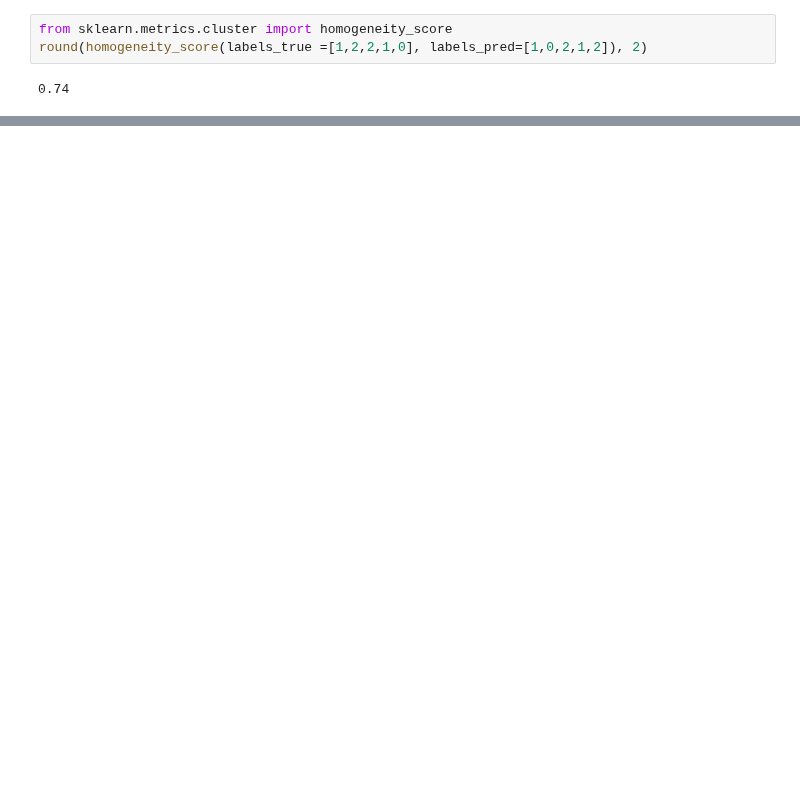
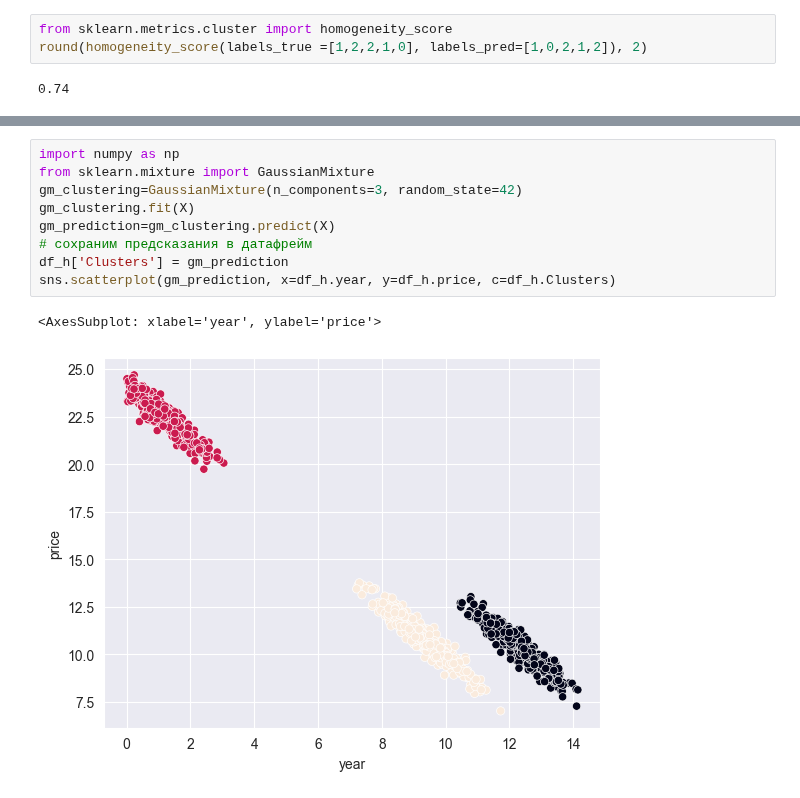
Before and after one commit to Dredox22/sf_data_science, a Jupyter notebook: SkillFactory/ML-4/dst3-ml4-2_clusterization.ipynb, the cells around one changed output, grey strips where cells are left out. Saved outputs shown, nothing was run; the diff lists cells and outputs as text; blank space fills up the shorter version.

```diff
--- a/SkillFactory/ML-4/dst3-ml4-2_clusterization.ipynb
+++ b/SkillFactory/ML-4/dst3-ml4-2_clusterization.ipynb
@@ -404,0 +474,12 @@ round(homogeneity_score(labels_true =[1,2,2,1,0], labels_pred=[1,0,2,1,2]), 2)
+# %%
+import numpy as np
+from sklearn.mixture import GaussianMixture
+gm_clustering=GaussianMixture(n_components=3, random_state=42)
+gm_clustering.fit(X)
+gm_prediction=gm_clustering.predict(X)
+# сохраним предсказания в датафрейм
+df_h['Clusters'] = gm_prediction
+sns.scatterplot(gm_prediction, x=df_h.year, y=df_h.price, c=df_h.Clusters)
+# %% [output]
+<AxesSubplot: xlabel='year', ylabel='price'>
+[figure, added]
```
Also changed, not shown: parts of 14 cells of this notebook.
